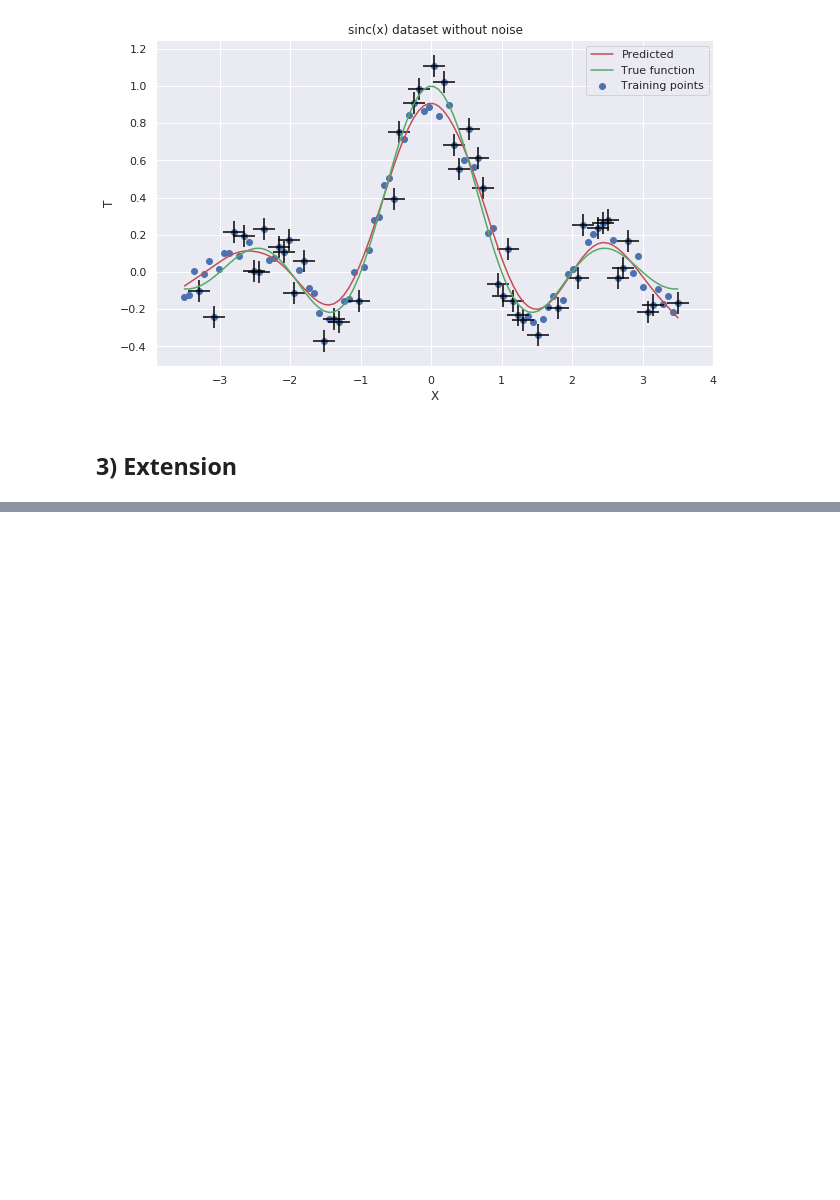
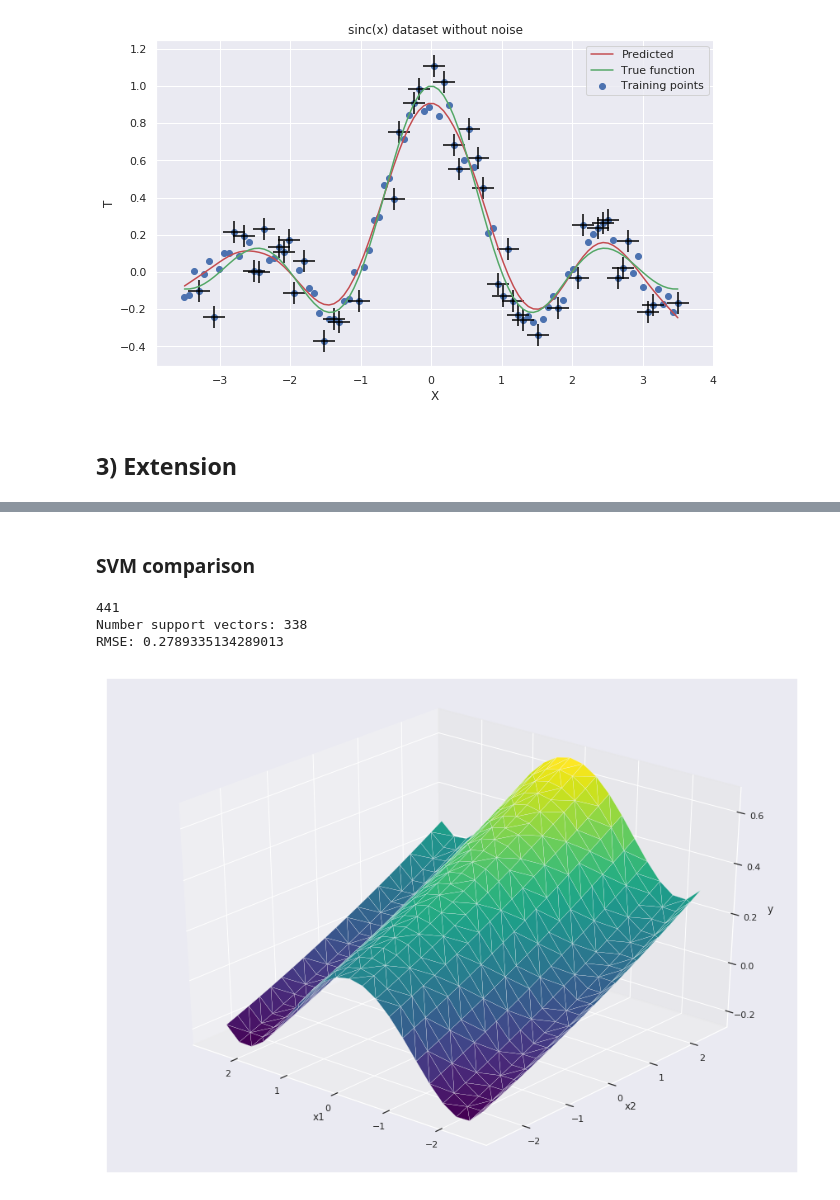
Before and after one commit to PPSantos/DD2434_proj, a Jupyter notebook: src/regression.ipynb, the cells around one changed output, grey strips where cells are left out. Saved outputs shown, nothing was run; the diff lists cells and outputs as text; code cells hidden in the pictures; blank space fills up the shorter version.

```diff
--- a/src/regression.ipynb
+++ b/src/regression.ipynb
@@ -335,0 +332,48 @@ RMSE :  0.08130783371380186
+# %% [markdown]
+### SVM comparison
+# %%
+# Scale data.
+min_max_scaler = preprocessing.MinMaxScaler()
+X_scaled = min_max_scaler.fit_transform(X)
+#print(X_scaled)
+# %%
+def exponential_kernel(X, Y):
+
+    phi = np.zeros((X.shape[0], Y.shape[0]))
+
+    for i in range(phi.shape[0]):
+        for j in range(phi.shape[1]):
+            x_1 = X[i, 0]
+            x_2 = X[i, 1]
+            y_1 = Y[j, 0]
+            y_2 = Y[j, 1]
+            phi[i,j] = np.exp(-997e-4*(x_1-y_1)**2 - 2e-4*(x_2-y_2)**2)
+
+    return phi
+# %%
+svr = SVR(kernel=exponential_kernel, epsilon=1e-1, C=1e5)
+
+svr.fit(X_scaled,T)
+
+print(X_scaled.shape[0])
+
+support_vectors_idx = svr.support_
+print('Number support vectors:', len(support_vectors_idx))
+
+y_pred = svr.predict(X_scaled)
+print('RMSE:', np.sqrt(mean_squared_error(y_pred, Y)))
+
+sns.set(style="darkgrid")
+fig = plt.figure()
+fig.set_size_inches(15, 11)
+ax = fig.gca(projection='3d')
+ax.invert_xaxis()
+ax.plot_trisurf(X[:,0], X[:,1], y_pred, cmap=plt.cm.viridis, linewidth=0.2)
+ax.view_init(30, -50)
+ax.set_xlabel('x1'); ax.set_ylabel('x2'); ax.set_zlabel('y')
+plt.show()
+# %% [output]
+441
+Number support vectors: 338
+RMSE: 0.2789335134289013
+[figure, added]
```
Also changed, not shown: parts of 2 cells of this notebook, 2 other files.
